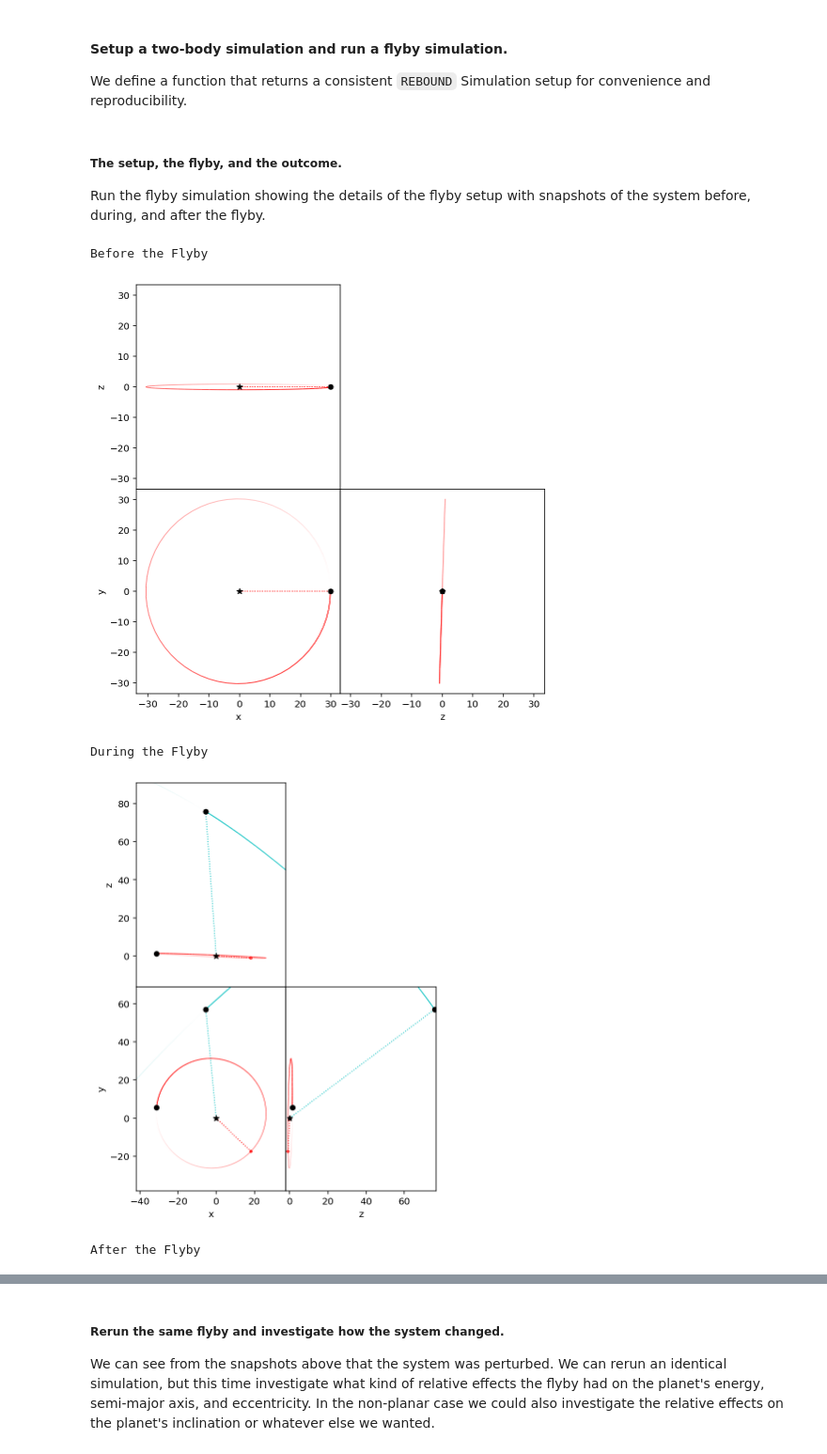
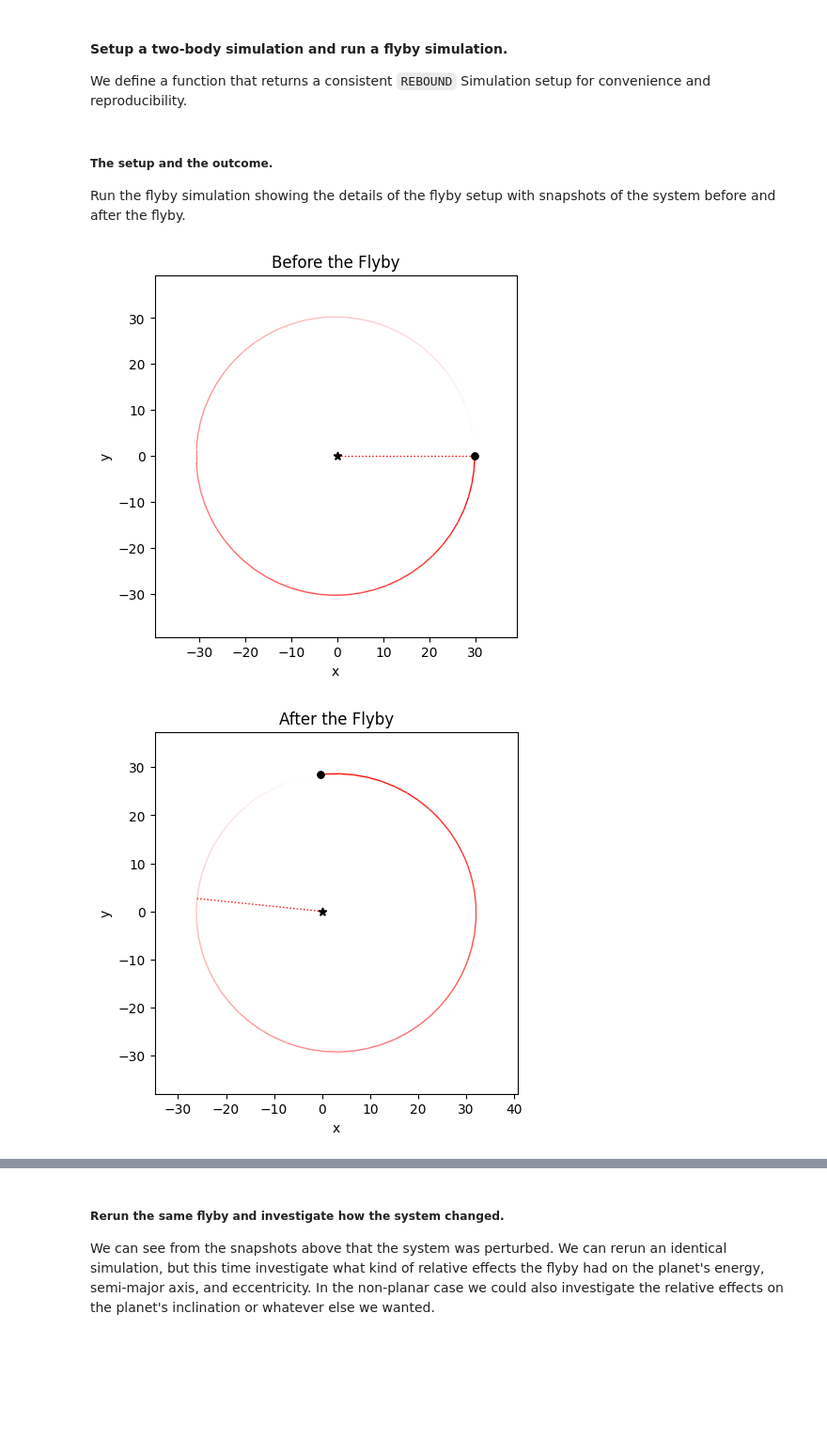
Before and after one commit to zyrxvo/airball, a Jupyter notebook: examples/Basics.ipynb, the cells around one changed output, grey strips where cells are left out. Shown at 94% size. Cells and saved outputs as stored; diff of their text form; code cells hidden in the pictures; blank space fills up the shorter version.

```diff
--- a/examples/Basics.ipynb
+++ b/examples/Basics.ipynb
@@ -83,24 +83,20 @@ def setup(planet_mass=5.151383772628674e-05, planet_a=30.27762143269065, planet_
     sim.move_to_com()
     return sim
 # %% [markdown]
-##### The setup, the flyby, and the outcome.
-Run the flyby simulation showing the details of the flyby setup with snapshots of the system before, during, and after the flyby.
+##### The setup and the outcome.
+Run the flyby simulation showing the details of the flyby setup with snapshots of the system before and after the flyby.
 # %%
 sim = setup(planet_inc=planet_inc)
 
-print('Before the Flyby')
-rebound.OrbitPlot(sim, slices=True, color=True, periastron=True);
+rebound.OrbitPlot(sim, color=True, periastron=True);
+plt.title('Before the Flyby')
 plt.show()
 
-airball.flyby(sim, star_mass=star_mass, star_b=star_b, star_v=star_v, star_inc=star_inc, star_omega=star_omega, star_Omega=star_Omega, showFlybySetup=True)
+sim_after = airball.flyby(sim, m=star_mass, b=star_b, v=star_v, inc=star_inc, omega=star_omega, Omega=star_Omega)
+
+rebound.OrbitPlot(sim_after, color=True, periastron=True);
+plt.title('After the Flyby')
 plt.show()
-
-print('After the Flyby')
-rebound.OrbitPlot(sim, slices=True, color=True, periastron=True);
-plt.show()
 # %% [output]
-Before the Flyby
-[figure, old version]
+[figure, new version]
-During the Flyby
-[figure, old version]
+[figure, new version]
-After the Flyby
```
Also changed, not shown: parts of 9 cells of this notebook, 1 other file.
